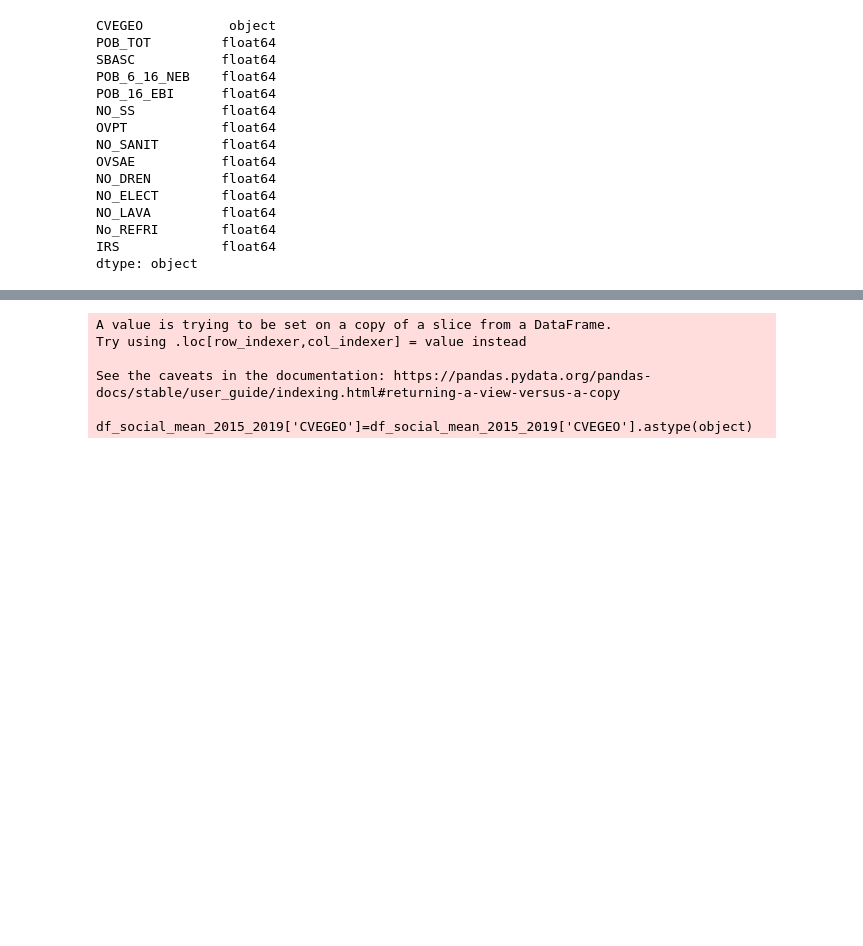
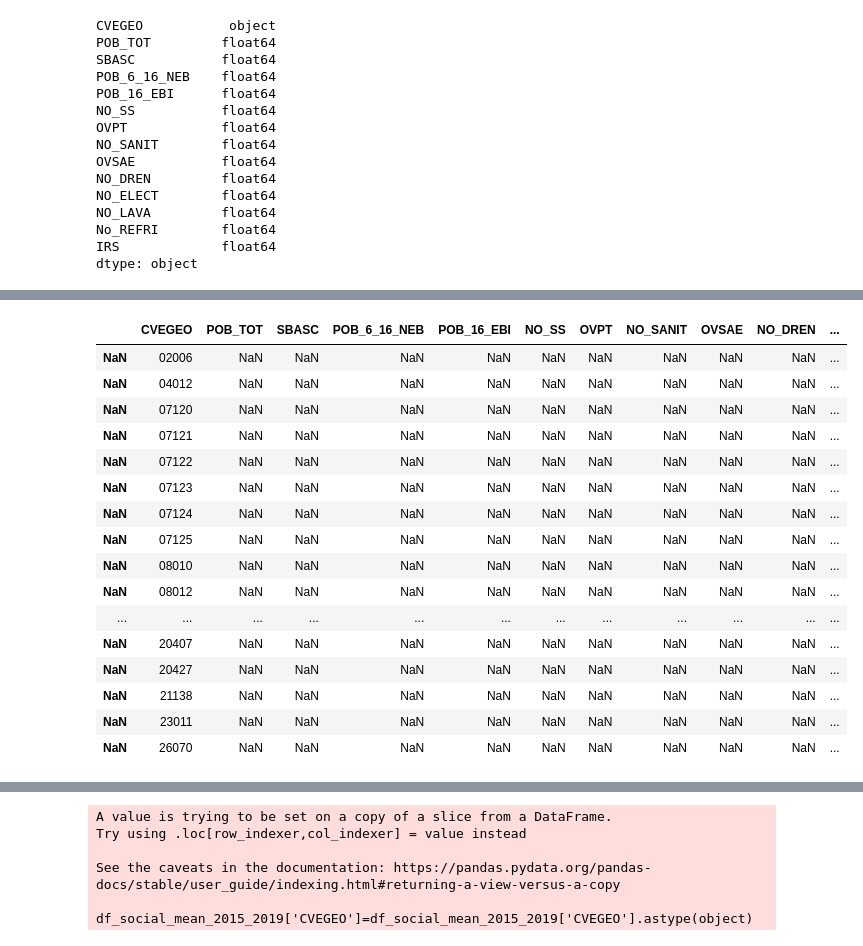
Before and after one commit to jurjoroa/ml_theft_project, a Jupyter notebook: src/03_social_data_CONEVAL.ipynb, the cells around one changed output, grey strips where cells are left out. Saved outputs shown, nothing was run; the diff lists cells and outputs as text; code cells hidden in the pictures; blank space fills up the shorter version.

```diff
--- a/src/03_social_data_CONEVAL.ipynb
+++ b/src/03_social_data_CONEVAL.ipynb
@@ -201,0 +209,24 @@ dtype: object
+# %%
+df_social_15_19_not_NA = df_social_mean_2015_2019[(df_social_mean_2015_2019['POB_TOT'].notna())]
+
+df_social_15_19_not_NA
+
+df_social_mean_2015_2019[(df_social_mean_2015_2019['IRS'].isna())]
+# %% [output]
+|  | CVEGEO | POB_TOT | SBASC | POB_6_16_NEB | POB_16_EBI | NO_SS | OVPT | NO_SANIT | OVSAE | NO_DREN | ... |
+| NaN | 02006 | NaN | NaN | NaN | NaN | NaN | NaN | NaN | NaN | NaN | ... |
+| NaN | 04012 | NaN | NaN | NaN | NaN | NaN | NaN | NaN | NaN | NaN | ... |
+| NaN | 07120 | NaN | NaN | NaN | NaN | NaN | NaN | NaN | NaN | NaN | ... |
+| NaN | 07121 | NaN | NaN | NaN | NaN | NaN | NaN | NaN | NaN | NaN | ... |
+| NaN | 07122 | NaN | NaN | NaN | NaN | NaN | NaN | NaN | NaN | NaN | ... |
+| NaN | 07123 | NaN | NaN | NaN | NaN | NaN | NaN | NaN | NaN | NaN | ... |
+| NaN | 07124 | NaN | NaN | NaN | NaN | NaN | NaN | NaN | NaN | NaN | ... |
+| NaN | 07125 | NaN | NaN | NaN | NaN | NaN | NaN | NaN | NaN | NaN | ... |
+| NaN | 08010 | NaN | NaN | NaN | NaN | NaN | NaN | NaN | NaN | NaN | ... |
+| NaN | 08012 | NaN | NaN | NaN | NaN | NaN | NaN | NaN | NaN | NaN | ... |
+| ... | ... | ... | ... | ... | ... | ... | ... | ... | ... | ... | ... |
+| NaN | 20407 | NaN | NaN | NaN | NaN | NaN | NaN | NaN | NaN | NaN | ... |
+| NaN | 20427 | NaN | NaN | NaN | NaN | NaN | NaN | NaN | NaN | NaN | ... |
+| NaN | 21138 | NaN | NaN | NaN | NaN | NaN | NaN | NaN | NaN | NaN | ... |
+| NaN | 23011 | NaN | NaN | NaN | NaN | NaN | NaN | NaN | NaN | NaN | ... |
+| NaN | 26070 | NaN | NaN | NaN | NaN | NaN | NaN | NaN | NaN | NaN | ... |
```
Also changed, not shown: parts of 11 cells of this notebook, 10 other files.
